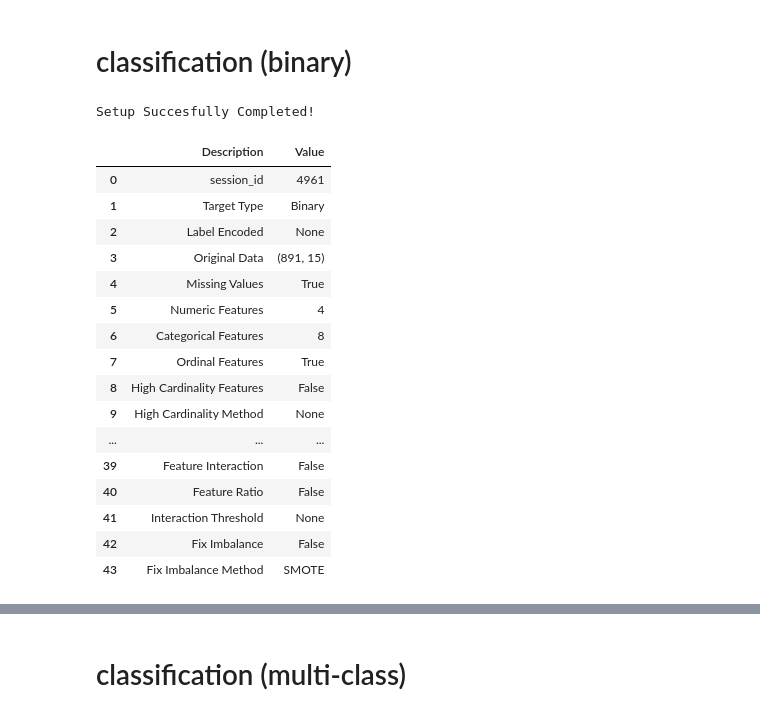
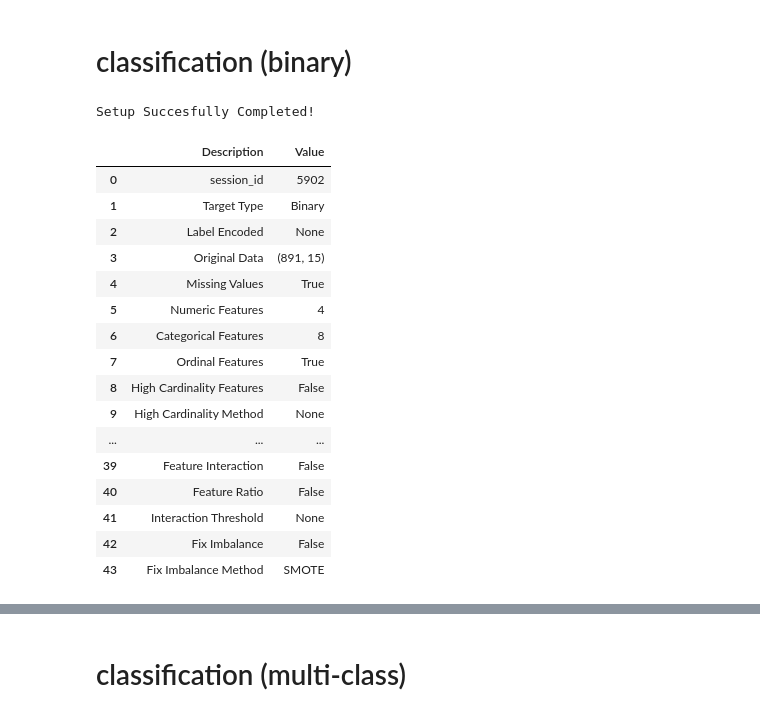
Before and after one commit to tagler/Data_Science_Machine_Learning_Tutorials, a Jupyter notebook: pycaret_classification_regression_clustering.ipynb, the cells around one changed output, grey strips where cells are left out. Saved outputs shown, nothing was run; the diff lists cells and outputs as text; code cells hidden in the pictures.

```diff
--- a/pycaret_classification_regression_clustering.ipynb
+++ b/pycaret_classification_regression_clustering.ipynb
@@ -54,20 +68,22 @@ df_diamonds = sns.load_dataset('diamonds')
 # classification (binary)
 # %%
 # process dataset
-classification_experiment_2 = classification.setup(
+classification_experiment_1 = classification.setup(
     data=df_titanic,
     target='survived',
     train_size=0.7,
     normalize=True,
     numeric_features=['age','sibsp','parch','fare'],
     categorical_features=['sex','who','adult_male','alone','embarked'],
     ordinal_features={'pclass' : ['3','2','1']},
-    ignore_features=['embark_town','alive','class','deck']
+    ignore_features=['embark_town','alive','class','deck'],
+    log_experiment = True,
+    experiment_name = 'classification_experiment_1'
 )
 # %% [output]
 Setup Succesfully Completed!
 |  | Description | Value |
-| 0 | session_id | 4961 |
+| 0 | session_id | 5902 |
 | 1 | Target Type | Binary |
 | 2 | Label Encoded | None |
 | 3 | Original Data | (891, 15) |
```
Also changed, not shown: parts of 56 cells of this notebook.
